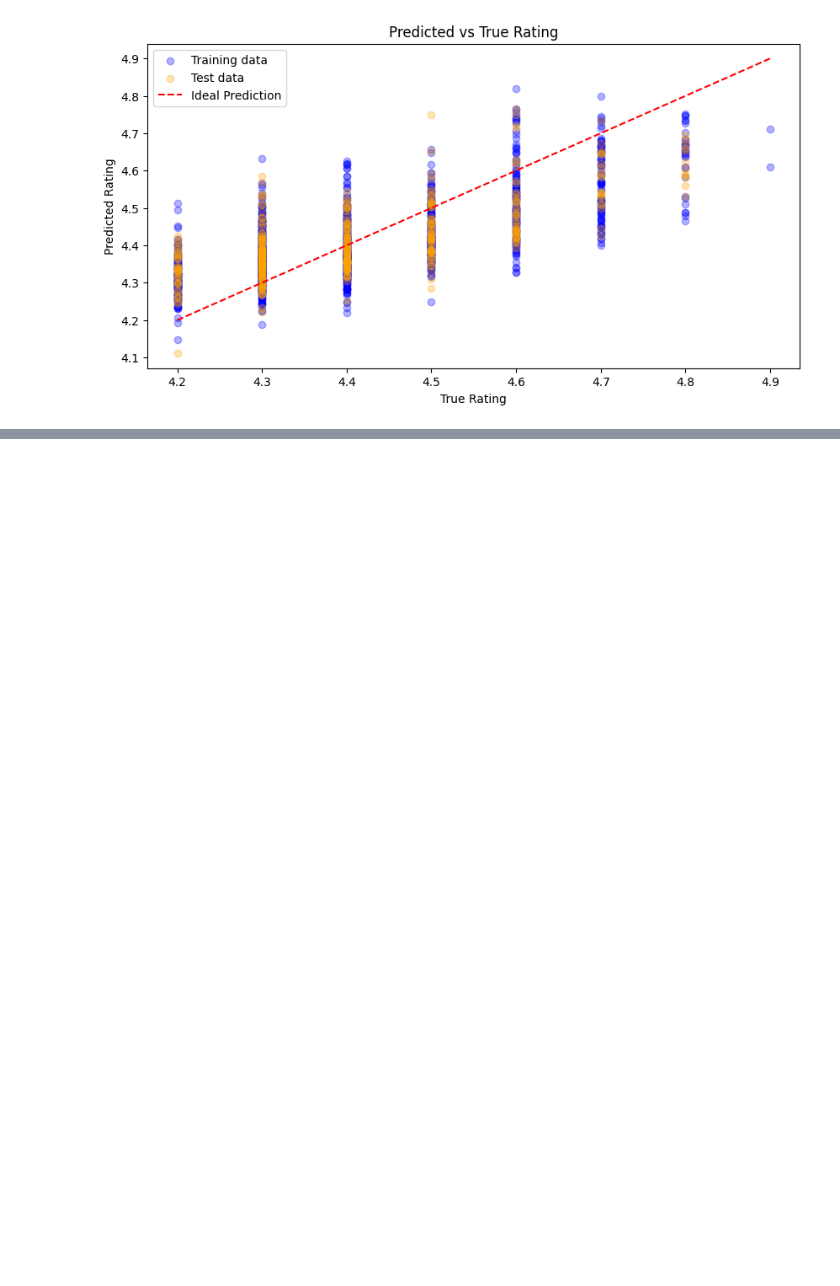
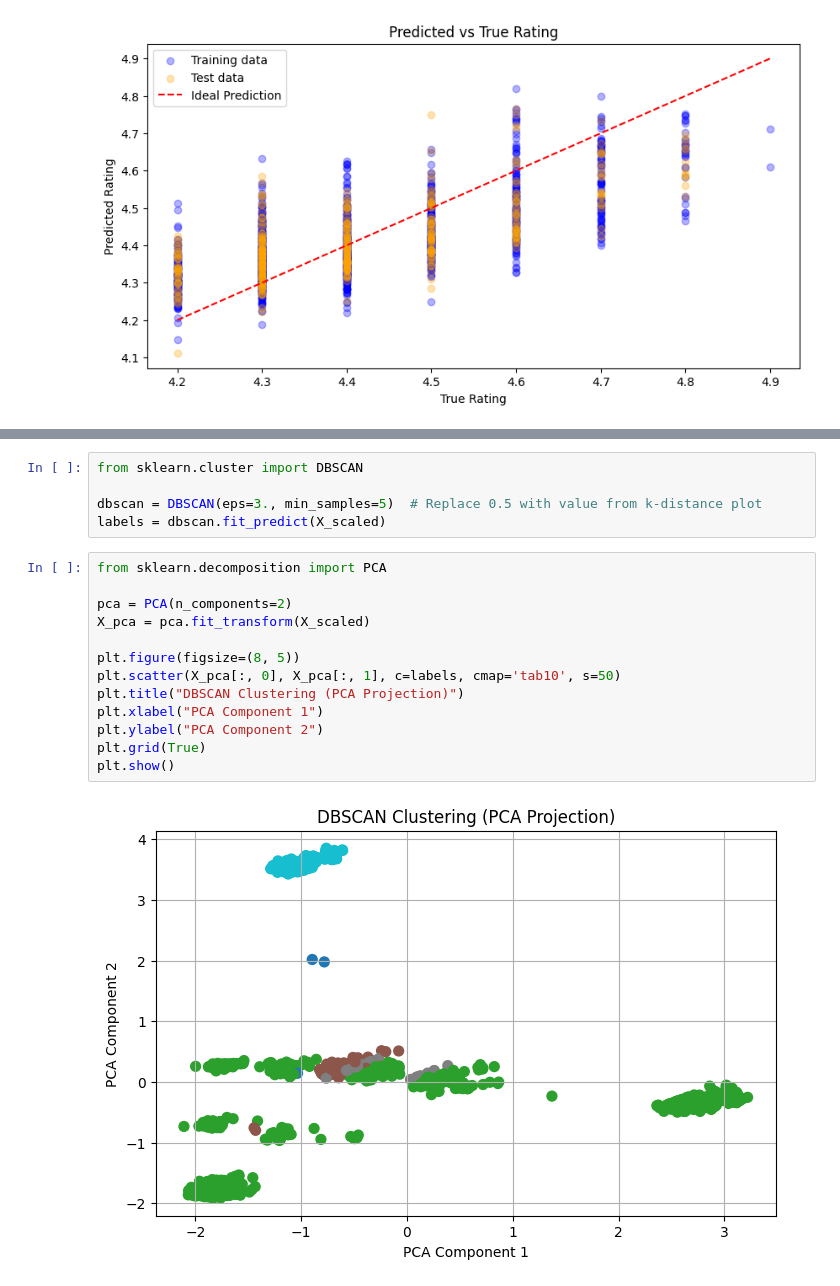
Before and after one commit to SailorJens/ML_Uni_Notebooks, a Jupyter notebook: week5_wine_testing.ipynb, the cells around one changed output, grey strips where cells are left out. Cells and saved outputs as stored; diff of their text form; blank space fills up the shorter version.

```diff
--- a/week5_wine_testing.ipynb
+++ b/week5_wine_testing.ipynb
@@ -410,0 +531,20 @@ R^2 Score: 0.4999371815596002
+# %%
+from sklearn.cluster import DBSCAN
+
+dbscan = DBSCAN(eps=3., min_samples=5)  # Replace 0.5 with value from k-distance plot
+labels = dbscan.fit_predict(X_scaled)
+# %%
+from sklearn.decomposition import PCA
+
+pca = PCA(n_components=2)
+X_pca = pca.fit_transform(X_scaled)
+
+plt.figure(figsize=(8, 5))
+plt.scatter(X_pca[:, 0], X_pca[:, 1], c=labels, cmap='tab10', s=50)
+plt.title("DBSCAN Clustering (PCA Projection)")
+plt.xlabel("PCA Component 1")
+plt.ylabel("PCA Component 2")
+plt.grid(True)
+plt.show()
+# %% [output]
+[figure, added]
```
Also changed, not shown: parts of 14 cells of this notebook.
